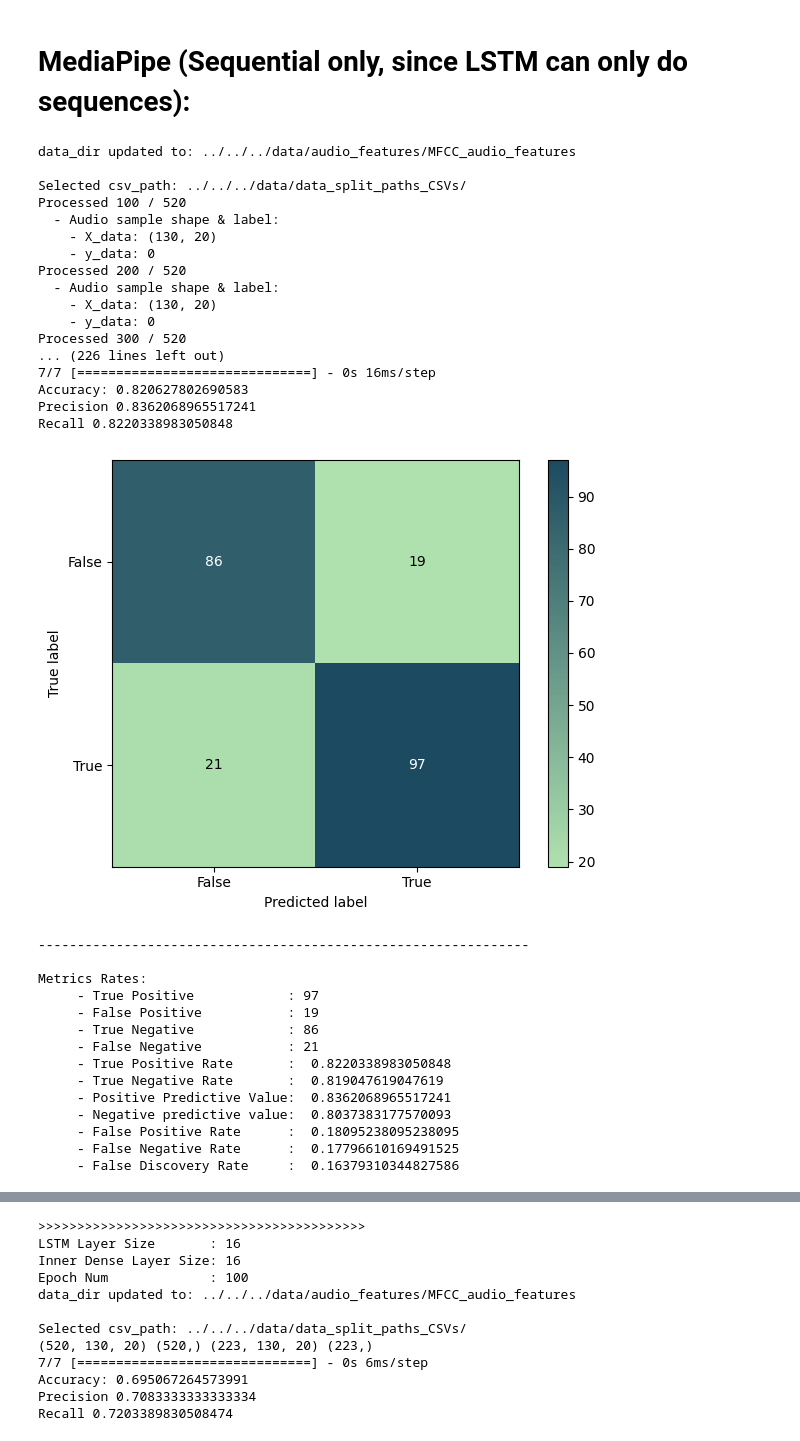
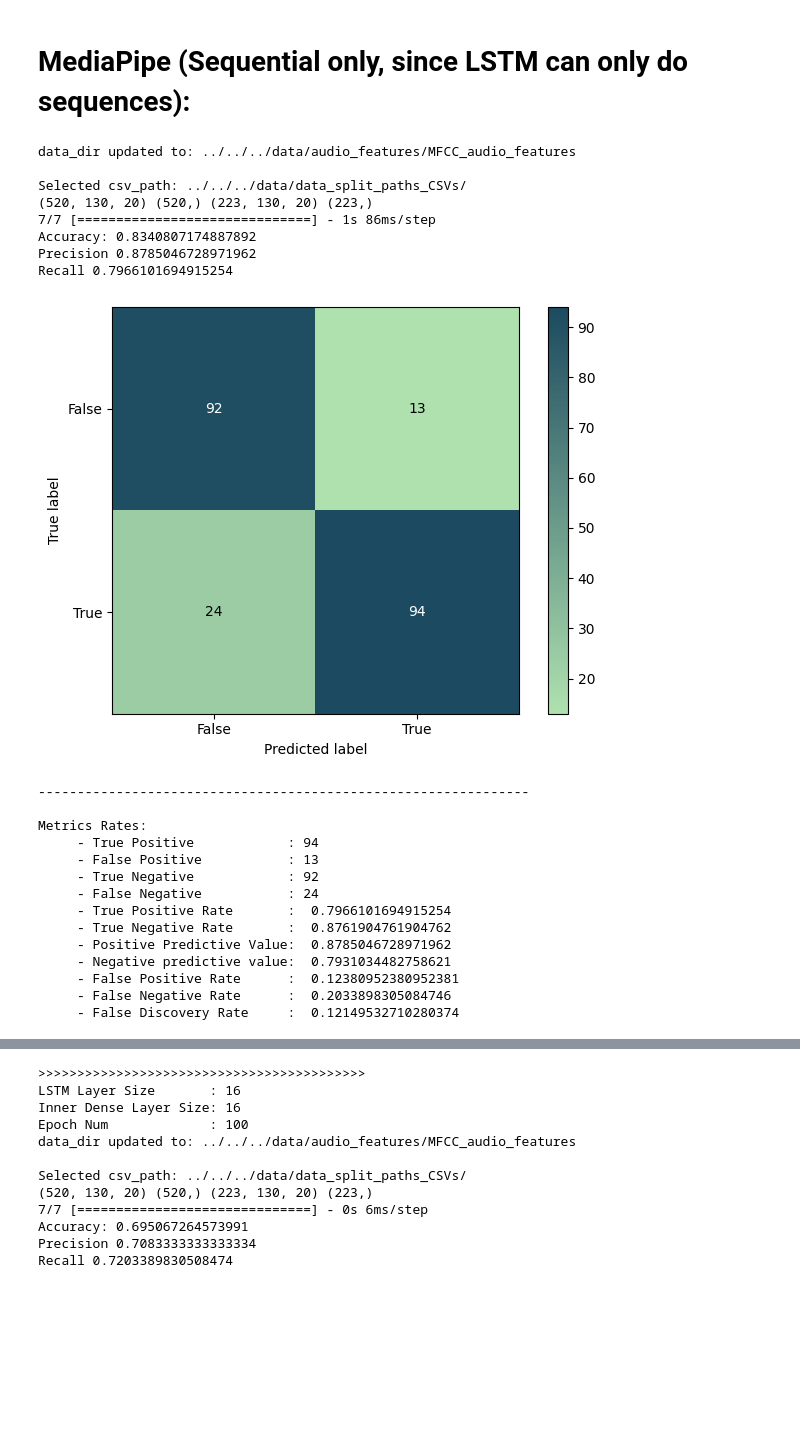
Before and after one commit to LevanSulimanov/DeceptionDetection_CAUT, a Jupyter notebook: Phase_2/3_Model_Codebase/LSTM_Model_Setup/tensorflow_LSTM_training_audio.ipynb, the cells around one changed output, grey strips where cells are left out. Cells and saved outputs as stored; diff of their text form; code cells hidden in the pictures; blank space fills up the shorter version.

```diff
--- a/Phase_2/3_Model_Codebase/LSTM_Model_Setup/tensorflow_LSTM_training_audio.ipynb
+++ b/Phase_2/3_Model_Codebase/LSTM_Model_Setup/tensorflow_LSTM_training_audio.ipynb
@@ -139,48 +139,39 @@ def LSTM_Model_Audio(csv_path,
 # %%
 # based on top performing model from grid search:
 # - Accuracy: 0.8834080717488789
 # - Precision 0.8709677419354839
 # - Recall 0.9152542372881356
 LSTM_Model_Audio(csv_path="../../../data/data_split_paths_CSVs/",
                  data_dir="../../../data/audio_features/",
                  lstm_features_size=256,  # 100,
                  inner_dense_size=16,  # 32,
                  epochs_num=100,
                  batch_size=32,
                  feature_type="MFCC",
                  threshold=0.5,
-                 train_verbose=True)
+                 train_verbose=False)
 # %% [output]
 data_dir updated to: ../../../data/audio_features/MFCC_audio_features
 
 Selected csv_path: ../../../data/data_split_paths_CSVs/
-Processed 100 / 520
-  - Audio sample shape & label:
-    - X_data: (130, 20)
-    - y_data: 0
-Processed 200 / 520
-  - Audio sample shape & label:
-    - X_data: (130, 20)
-    - y_data: 0
-Processed 300 / 520
-... (226 lines left out)
-7/7 [==============================] - 0s 16ms/step
-Accuracy: 0.820627802690583
-Precision 0.8362068965517241
-Recall 0.8220338983050848
+(520, 130, 20) (520,) (223, 130, 20) (223,)
+7/7 [==============================] - 1s 86ms/step
+Accuracy: 0.8340807174887892
+Precision 0.8785046728971962
+Recall 0.7966101694915254
-[figure, old version]
+[figure, new version]
 ---------------------------------------------------------------
 
 Metrics Rates:
-     - True Positive            : 97
-     - False Positive           : 19
-     - True Negative            : 86
-     - False Negative           : 21
-     - True Positive Rate       :  0.8220338983050848
-     - True Negative Rate       :  0.819047619047619
-     - Positive Predictive Value:  0.8362068965517241
-     - Negative predictive value:  0.8037383177570093
-     - False Positive Rate      :  0.18095238095238095
-     - False Negative Rate      :  0.17796610169491525
-     - False Discovery Rate     :  0.16379310344827586
+     - True Positive            : 94
+     - False Positive           : 13
+     - True Negative            : 92
+     - False Negative           : 24
+     - True Positive Rate       :  0.7966101694915254
+     - True Negative Rate       :  0.8761904761904762
+     - Positive Predictive Value:  0.8785046728971962
+     - Negative predictive value:  0.7931034482758621
+     - False Positive Rate      :  0.12380952380952381
+     - False Negative Rate      :  0.2033898305084746
+     - False Discovery Rate     :  0.12149532710280374
 # %% [markdown]
```
Also changed, not shown: parts of 1 cell of this notebook, 6 other files.
